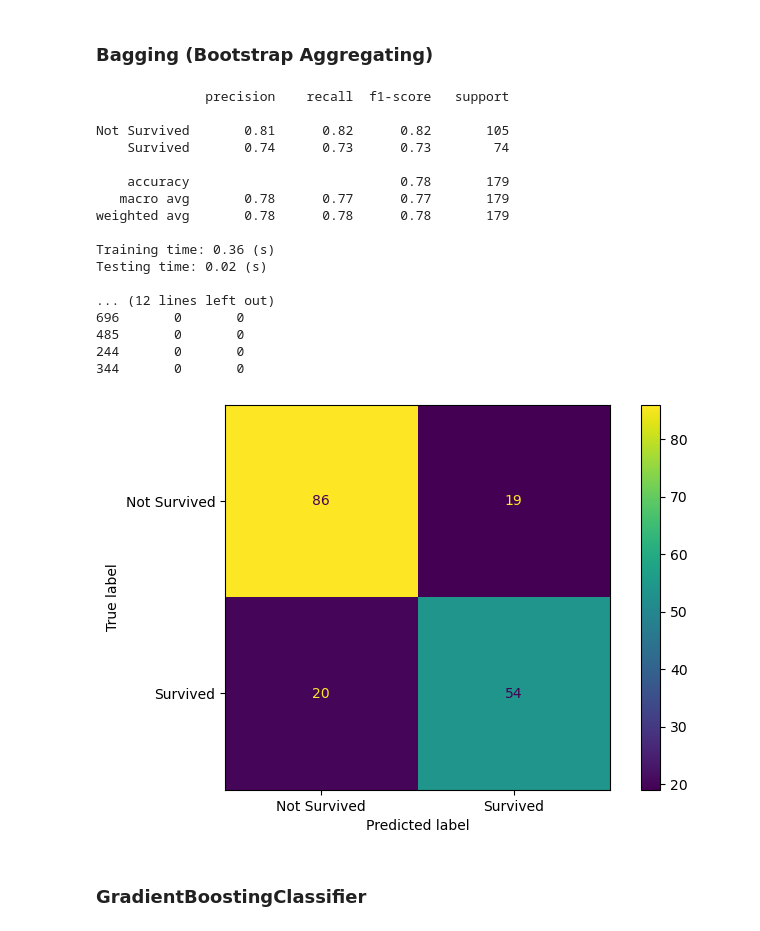
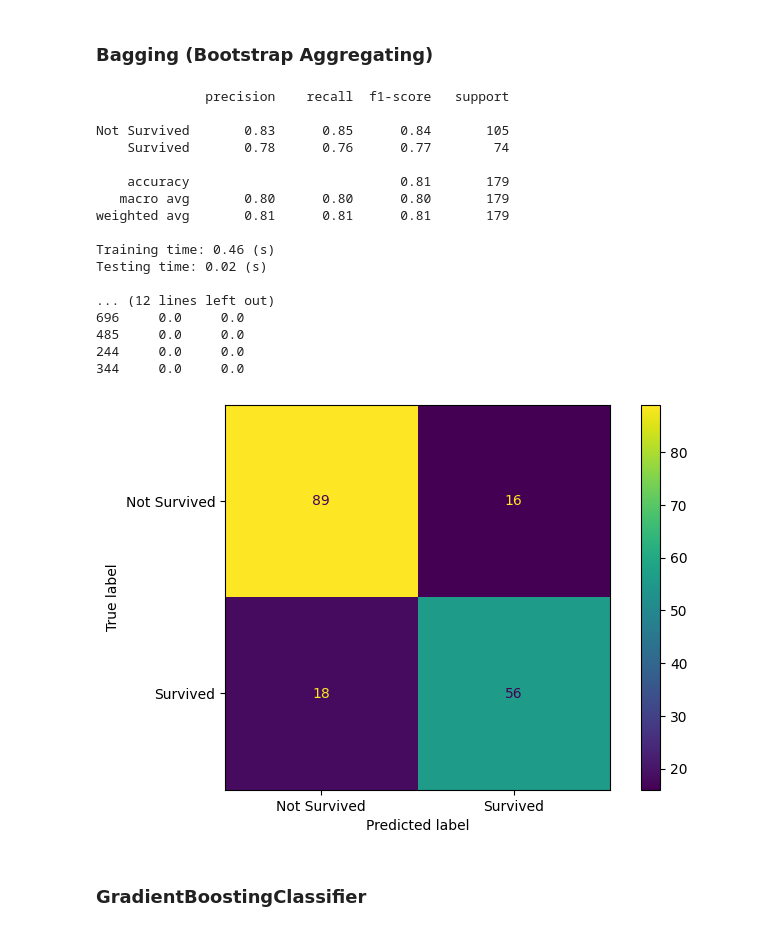
Before and after one commit to giabao1912/Final_Machine_Learning, a Jupyter notebook: Question2/Question2_Group.ipynb, the cells around one changed output. Cells and saved outputs as stored; diff of their text form; code cells hidden in the pictures.

```diff
--- a/Question2/Question2_Group.ipynb
+++ b/Question2/Question2_Group.ipynb
@@ -278,8 +297,3 @@ test_data.drop(['PassengerId', 'Name', 'Ticket', 'Cabin'], axis=1, inplace=True)
 # Encode categorical variables
 train_data = pd.get_dummies(train_data, columns=['Sex', 'Embarked'])
 test_data = pd.get_dummies(test_data, columns=['Sex', 'Embarked'])
-
-# Scale numerical variables
-scaler = StandardScaler()
-train_data[['Age', 'Fare']] = scaler.fit_transform(train_data[['Age', 'Fare']])
-test_data[['Age', 'Fare']] = scaler.transform(test_data[['Age', 'Fare']])
@@ -304,8 +311,8 @@ def handle_missing_values(x_train):
     return x_train_imputed
 
 
-X_train = handle_missing_values(X_train)
-X_test = handle_missing_values(X_test)
+train_data = handle_missing_values(train_data)
+test_data = handle_missing_values(test_data)
 # %%
 #Check missing value
 def display_missing(data):
@@ -328,0 +339,5 @@ Embarked_3 column missing values: 0
+# %%
+# Normalize with standard scaler
+scaler = StandardScaler()
+train_data[['Age', 'Fare', 'Pclass']] = scaler.fit_transform(train_data[['Age', 'Fare', 'Pclass']])
+test_data[['Age', 'Fare', 'Pclass']] = scaler.transform(test_data[['Age', 'Fare', 'Pclass']])
@@ -660,40 +682,41 @@ Testing time: 0.00 (s)
 # %%
 # Tạo một mô hình cơ sở (ở đây sử dụng Decision Tree)
 base_estimator = DecisionTreeClassifier()
 # Tạo mô hình Bagging
 bagging_model = BaggingClassifier(
     base_estimator=base_estimator,
     n_estimators=100,  # Số lượng mô hình cơ sở
     random_state=0
 )
-start_time1 = time.time()
+start_time1_bg = time.time()
 bagging_model.fit(X_train, y_train)
-end_time1 = time.time()
-start_time2 = time.time()
-y_pred = bagging_model.predict(X_test)
-end_time2 = time.time()
-accuracy = accuracy_score(y_test, y_pred)
-score_show(bagging_model, y_test, y_pred, start_time1, end_time1, start_time2, end_time2)
-bagging_score, bagging_time = save_report(y_test, y_pred, start_time1, end_time1, start_time2, end_time2)
+end_time1_bg = time.time()
+start_time2_bg = time.time()
+y_pred_bg = bagging_model.predict(X_test)
+end_time2_bg = time.time()
+accuracy_bg = accuracy_score(y_test, y_pred_bg)
+
+score_show(bagging_model, y_test, y_pred_bg, start_time1_bg, end_time1_bg, start_time2_bg, end_time2_bg)
+bagging_score, bagging_time = save_report(y_test, y_pred_bg, start_time1_bg, end_time1_bg, start_time2_bg, end_time2_bg)
 # %% [output]
               precision    recall  f1-score   support
 
-Not Survived       0.81      0.82      0.82       105
-    Survived       0.74      0.73      0.73        74
+Not Survived       0.83      0.85      0.84       105
+    Survived       0.78      0.76      0.77        74
 
-    accuracy                           0.78       179
-   macro avg       0.78      0.77      0.77       179
-weighted avg       0.78      0.78      0.78       179
+    accuracy                           0.81       179
+   macro avg       0.80      0.80      0.80       179
+weighted avg       0.81      0.81      0.81       179
 
-Training time: 0.36 (s)
+Training time: 0.46 (s)
 Testing time: 0.02 (s)
 
 ... (12 lines left out)
-696       0       0
-485       0       0
-244       0       0
-344       0       0
+696     0.0     0.0
+485     0.0     0.0
+244     0.0     0.0
+344     0.0     0.0
-[figure, old version]
+[figure, new version]
 # %% [markdown]
 ### GradientBoostingClassifier
 # %%
```
Also changed, not shown: parts of 58 cells of this notebook.
